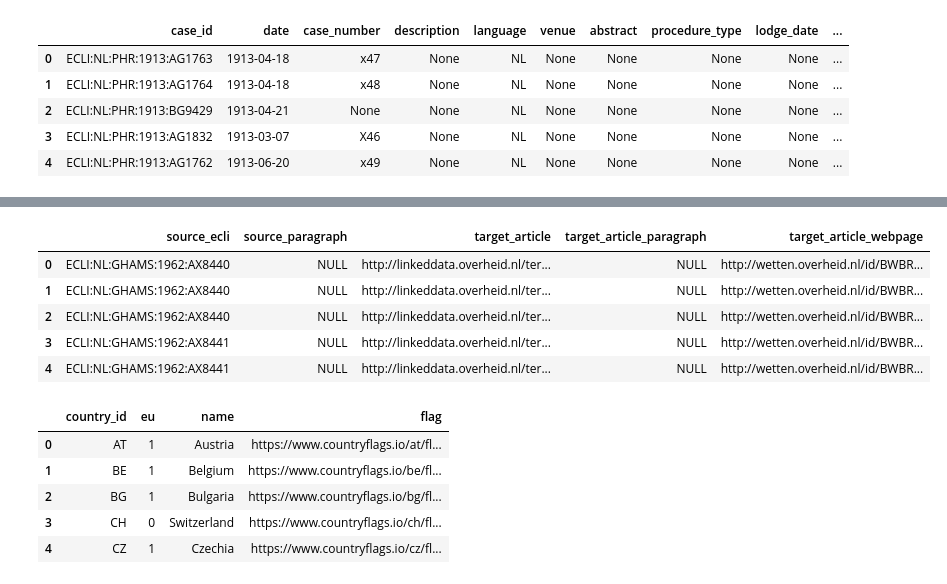
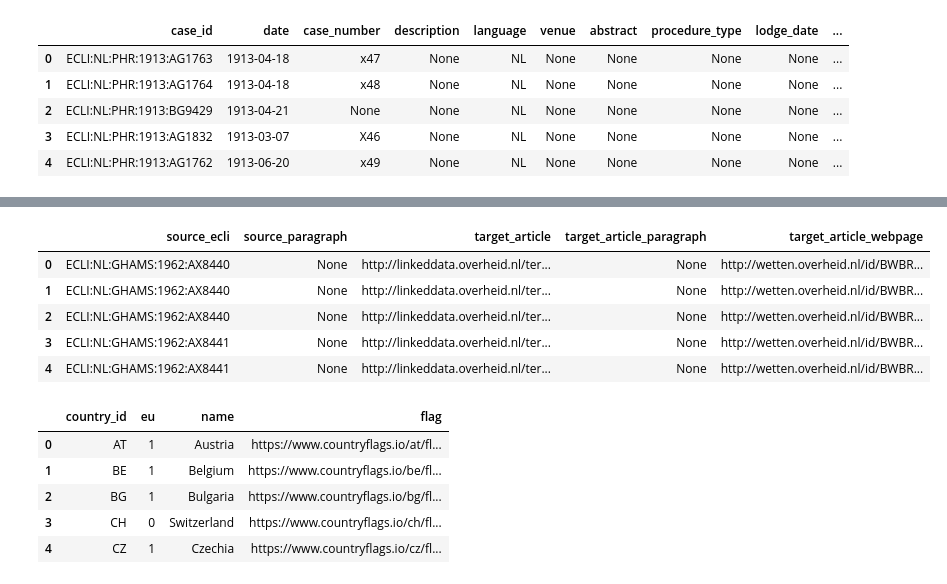
Before and after one commit to maastrichtlawtech/case-law-explorer, a Jupyter notebook: notebooks/Rechtspraak_dynamoDB_ETL.ipynb, the cells around one changed output, grey strips where cells are left out. Saved outputs shown, nothing was run; the diff lists cells and outputs as text; code cells hidden in the pictures.

```diff
--- a/notebooks/Rechtspraak_dynamoDB_ETL.ipynb
+++ b/notebooks/Rechtspraak_dynamoDB_ETL.ipynb
@@ -22,7 +22,7 @@ import dateutil.parser
 ---
 ## Raw Datasets
 # %%
-pd.set_option('display.max_columns', None)
+#pd.set_option('display.max_columns', None)
 df_rs_cases_raw = pd.read_csv("../data/case.csv", dtype=str).replace({np.nan: None})  #, nrows=500000).replace(np.nan, None, regex=True)
 #df_rs_cases_raw = pd.read_csv("https://maastrichtuniversity-ids-open.s3.eu-central-1.amazonaws.com/rechtspraak/case.csv", dtype=str).replace({np.nan: None})  #, nrows=500000).replace(np.nan, None, regex=True)
 df_rs_cases_raw.head()
@@ -68,13 +79,14 @@ df_rs_case_citations_raw.head()
 # %%
-df_rs_legislation_citations_raw = pd.read_csv("https://maastrichtuniversity-ids-open.s3.eu-central-1.amazonaws.com/rechtspraak/legislation_citations.csv").replace({np.nan: None})
+df_rs_legislation_citations_raw = pd.read_csv("../data/legislation_citations.csv").replace({np.nan: None})
+#df_rs_legislation_citations_raw = pd.read_csv("https://maastrichtuniversity-ids-open.s3.eu-central-1.amazonaws.com/rechtspraak/legislation_citations.csv").replace({np.nan: None})
 df_rs_legislation_citations_raw.head()
 # %% [output]
 |  | source_ecli | source_paragraph | target_article | target_article_paragraph | target_article_webpage |
-| 0 | ECLI:NL:GHAMS:1962:AX8440 | NULL | http://linkeddata.overheid.nl/ter... | NULL | http://wetten.overheid.nl/id/BWBR... |
-| 1 | ECLI:NL:GHAMS:1962:AX8440 | NULL | http://linkeddata.overheid.nl/ter... | NULL | http://wetten.overheid.nl/id/BWBR... |
-| 2 | ECLI:NL:GHAMS:1962:AX8440 | NULL | http://linkeddata.overheid.nl/ter... | NULL | http://wetten.overheid.nl/id/BWBR... |
-| 3 | ECLI:NL:GHAMS:1962:AX8441 | NULL | http://linkeddata.overheid.nl/ter... | NULL | http://wetten.overheid.nl/id/BWBR... |
-| 4 | ECLI:NL:GHAMS:1962:AX8441 | NULL | http://linkeddata.overheid.nl/ter... | NULL | http://wetten.overheid.nl/id/BWBR... |
+| 0 | ECLI:NL:GHAMS:1962:AX8440 | None | http://linkeddata.overheid.nl/ter... | None | http://wetten.overheid.nl/id/BWBR... |
+| 1 | ECLI:NL:GHAMS:1962:AX8440 | None | http://linkeddata.overheid.nl/ter... | None | http://wetten.overheid.nl/id/BWBR... |
+| 2 | ECLI:NL:GHAMS:1962:AX8440 | None | http://linkeddata.overheid.nl/ter... | None | http://wetten.overheid.nl/id/BWBR... |
+| 3 | ECLI:NL:GHAMS:1962:AX8441 | None | http://linkeddata.overheid.nl/ter... | None | http://wetten.overheid.nl/id/BWBR... |
+| 4 | ECLI:NL:GHAMS:1962:AX8441 | None | http://linkeddata.overheid.nl/ter... | None | http://wetten.overheid.nl/id/BWBR... |
 # %%
 df_country_raw = pd.read_csv("../data/countries.csv").replace({np.nan: None})
 #df_country_raw = pd.read_csv("https://maastrichtuniversity-ids-open.s3.eu-central-1.amazonaws.com/rechtspraak/countries.csv").replace({np.nan: None})
```
Also changed, not shown: parts of 34 cells of this notebook, 14 other files.
